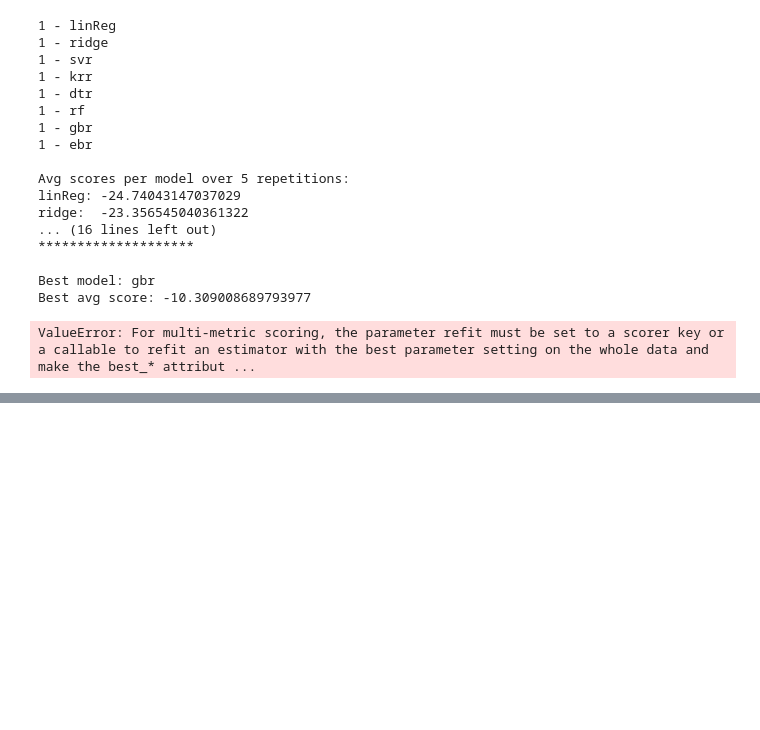
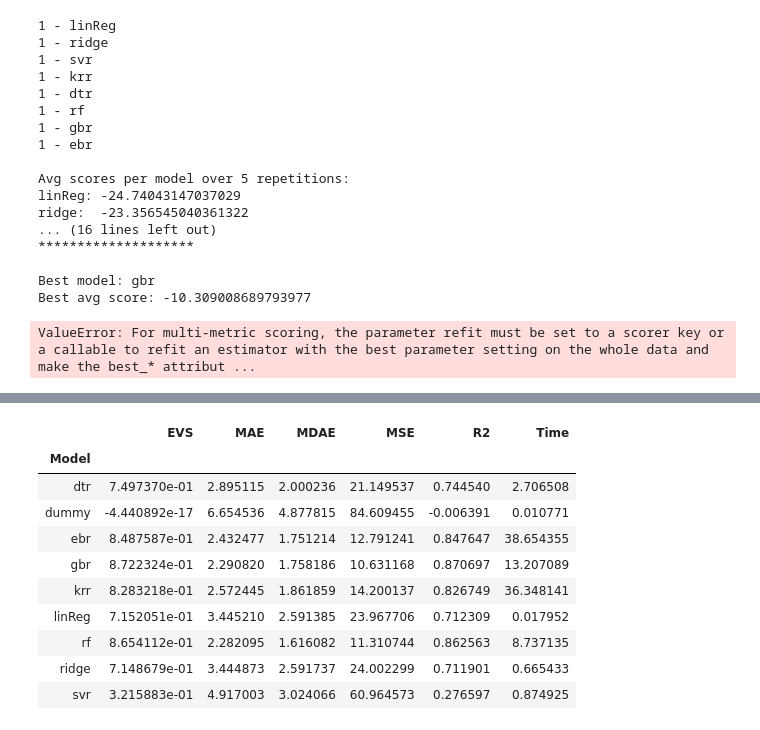
Before and after one commit to lukaszbinden/mli, a Jupyter notebook: assignments/assignment_1/MLI3 Assignment 1 Module 1 Boston Housing.ipynb, the cells around one changed output, grey strips where cells are left out. Saved outputs shown, nothing was run; the diff lists cells and outputs as text; code cells hidden in the pictures; blank space fills up the shorter version.

```diff
--- a/assignments/assignment_1/MLI3 Assignment 1 Module 1 Boston Housing.ipynb
+++ b/assignments/assignment_1/MLI3 Assignment 1 Module 1 Boston Housing.ipynb
@@ -87,6 +94,26 @@ models_and_parameters = {
 #                 'mlp__learning_rate':['constant'],
 #                 'mlp__learning_rate_init':[0.01, 0.001, 0.0001],
 #                 'mlp__max_iter':[800]})
+# %%
+from sklearn import metrics
+
+# performance metrics
+perf_metrics = {"MAE": metrics.mean_absolute_error,
+                "EVS": metrics.explained_variance_score,
+                "MSE": metrics.mean_squared_error,
+                "MDAE": metrics.median_absolute_error,
+                "R2": metrics.r2_score
+               }
+metric_greater_is_better = \
+               {"MAE": False,
+                "EVS": True,
+                "MSE": False,
+                "MDAE": False,
+                "R2": True
+               }
+scorer_metrics = {}
+for pf in perf_metrics:
+    scorer_metrics[pf] = metrics.make_scorer(score_func=perf_metrics[pf], greater_is_better=metric_greater_is_better[pf])
 # %%
 # based on: https://datascience.stackexchange.com/questions/13185/nested-cross-validation-and-selecting-the-best-regression-model-is-this-the-ri
 from sklearn.pipeline import Pipeline
@@ -99,7 +126,7 @@ from sklearn import metrics
 
 #######################################
 # configuration
-REPEAT = 1
+REPEAT = 3
 SEED = None  # will ensure different results on each iteration
 K_FOLD_NUM = 5
 METRIC = 'neg_mean_squared_error'
@@ -211,0 +364,14 @@ ValueError: For multi-metric scoring, the parameter refit must be set to a score
+# %%
+df_outer_results.pivot_table(index=["Model"], aggfunc="mean")
+# %% [output]
+|  | EVS | MAE | MDAE | MSE | R2 | Time |
+| Model |  |  |  |  |  |  |
+| dtr | 7.497370e-01 | 2.895115 | 2.000236 | 21.149537 | 0.744540 | 2.706508 |
+| dummy | -4.440892e-17 | 6.654536 | 4.877815 | 84.609455 | -0.006391 | 0.010771 |
+| ebr | 8.487587e-01 | 2.432477 | 1.751214 | 12.791241 | 0.847647 | 38.654355 |
+| gbr | 8.722324e-01 | 2.290820 | 1.758186 | 10.631168 | 0.870697 | 13.207089 |
+| krr | 8.283218e-01 | 2.572445 | 1.861859 | 14.200137 | 0.826749 | 36.348141 |
+| linReg | 7.152051e-01 | 3.445210 | 2.591385 | 23.967706 | 0.712309 | 0.017952 |
+| rf | 8.654112e-01 | 2.282095 | 1.616082 | 11.310744 | 0.862563 | 8.737135 |
+| ridge | 7.148679e-01 | 3.444873 | 2.591737 | 24.002299 | 0.711901 | 0.665433 |
+| svr | 3.215883e-01 | 4.917003 | 3.024066 | 60.964573 | 0.276597 | 0.874925 |
```
Also changed, not shown: parts of 2 cells of this notebook.
